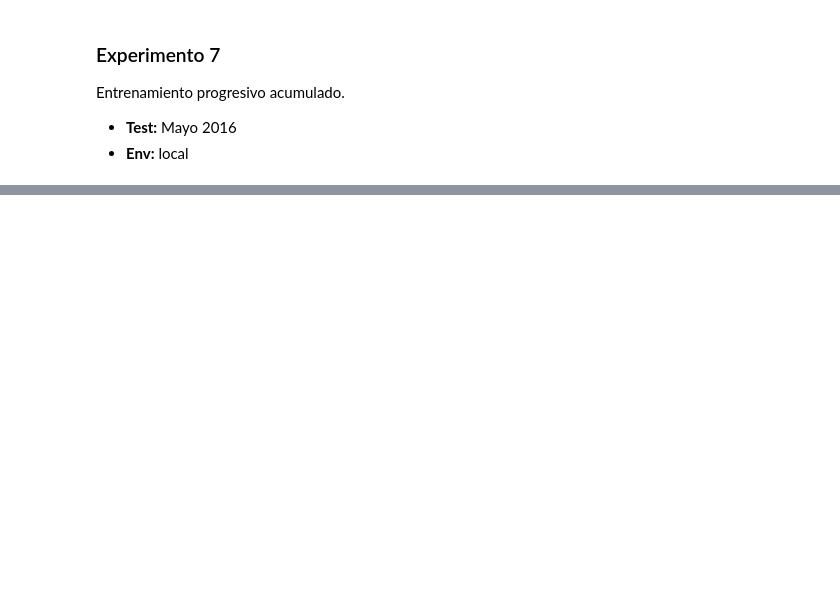
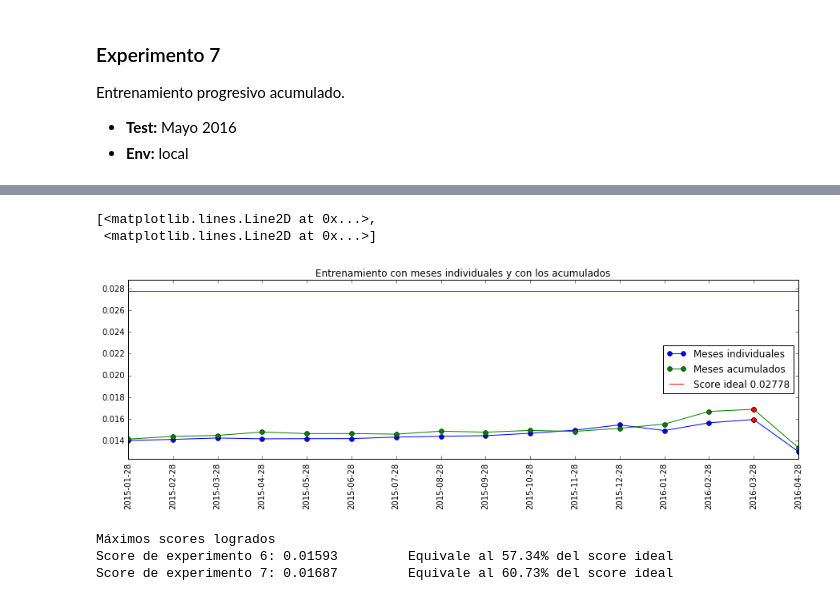
Before and after one commit to sergioml/degree_project, a Jupyter notebook: dont_give_up_2.ipynb, the cells around one changed output, grey strips where cells are left out. Cells and saved outputs as stored; diff of their text form; code cells hidden in the pictures; blank space fills up the shorter version.

```diff
--- a/dont_give_up_2.ipynb
+++ b/dont_give_up_2.ipynb
@@ -187,0 +259,28 @@ for i in range(1, len(dates[:-1])+1):
+# %%
+max_index6 = list(reversed(scores_exp6.argsort()))[0]
+max_score6 = scores_exp6[max_index6]
+max_index7 = list(reversed(scores_exp7.argsort()))[0]
+max_score7 = scores_exp7[max_index7]
+# %%
+plt.figure(figsize=(15, 4))
+plt.plot(scores_exp6, '-o', scores_exp7, '-o')
+plt.axhline(max_score[0], color='r')
+plt.xticks(range(len(dates_exp7)), dates_exp7, rotation=90)
+plt.ylim(np.min(scores_exp7.min(), scores_exp6.min()) - 0.001, max_score[0] + 0.001)
+plt.title('Entrenamiento con meses individuales y con los acumulados')
+plt.legend(['Meses individuales', 'Meses acumulados', 'Score ideal ' + '{:.5f}'.format(max_score[0])], loc=0)
+plt.plot(max_index6, max_score6, 'o', max_index7, max_score7, 'or')
+# %% [output]
+[<matplotlib.lines.Line2D at 0x...>,
+ <matplotlib.lines.Line2D at 0x...>]
+[figure, added]
+# %%
+print('Máximos scores logrados')
+print('Score de experimento 6: {:<15.5f} Equivale al {:.2f}% del score ideal'.format(max_score6,
+                                                                                     (max_score6/max_score[0])*100))
+print('Score de experimento 7: {:<15.5f} Equivale al {:.2f}% del score ideal'.format(max_score7,
+                                                                                     (max_score7/max_score[0])*100))
+# %% [output]
+Máximos scores logrados
+Score de experimento 6: 0.01593         Equivale al 57.34% del score ideal
+Score de experimento 7: 0.01687         Equivale al 60.73% del score ideal
```
Also changed, not shown: parts of 24 cells of this notebook.
